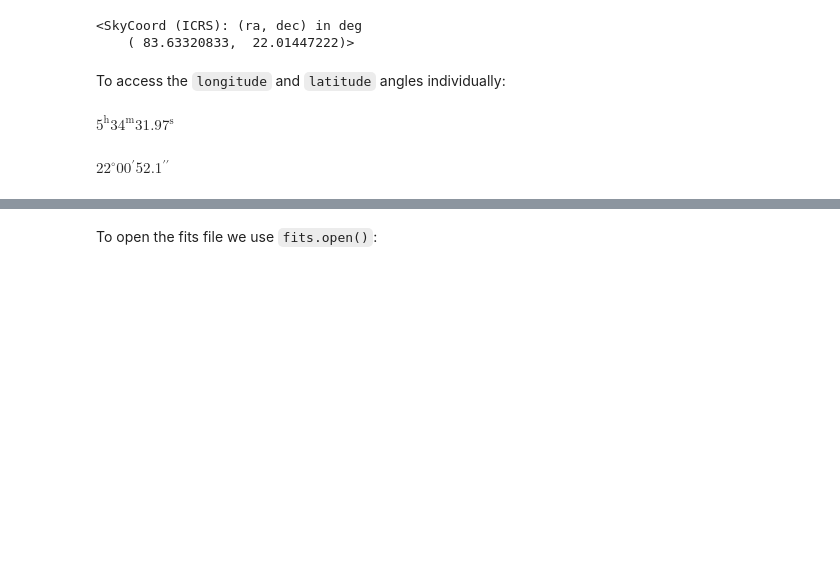
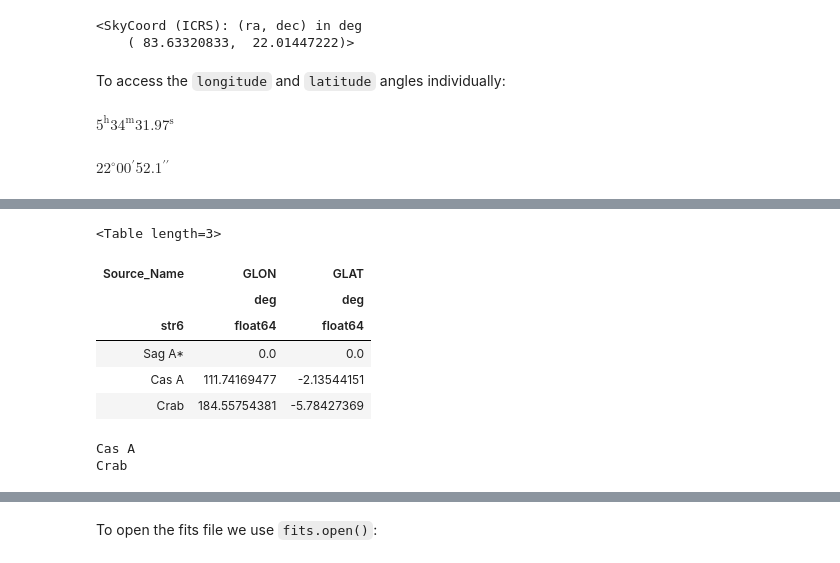
Before and after one commit to Asterics2020-Obelics/School2017, a Jupyter notebook: astropy/astropy_hands_on.ipynb, the cells around one changed output, grey strips where cells are left out. Cells and saved outputs as stored; diff of their text form; code cells hidden in the pictures; blank space fills up the shorter version.

```diff
--- a/astropy/astropy_hands_on.ipynb
+++ b/astropy/astropy_hands_on.ipynb
@@ -284,0 +392,2 @@ $22^\circ00{}^\prime52.1{}^{\prime\prime}$
+# %%
+table.sort('GLON')
@@ -284,0 +409,10 @@ $22^\circ00{}^\prime52.1{}^{\prime\prime}$
+# %%
+table.read('data/example.fits')
+# %% [output]
+<Table length=3>
+| Source_Name | GLON | GLAT |
+|  | deg | deg |
+| str6 | float64 | float64 |
+| Sag A* | 0.0 | 0.0 |
+| Cas A | 111.74169477 | -2.13544151 |
+| Crab | 184.55754381 | -5.78427369 |
@@ -284,0 +421,6 @@ $22^\circ00{}^\prime52.1{}^{\prime\prime}$
+# %%
+for row in table:
+    print(row['Source_Name'])
+# %% [output]
+Cas A
+Crab
```
Also changed, not shown: parts of 56 cells of this notebook, 3 other files.
